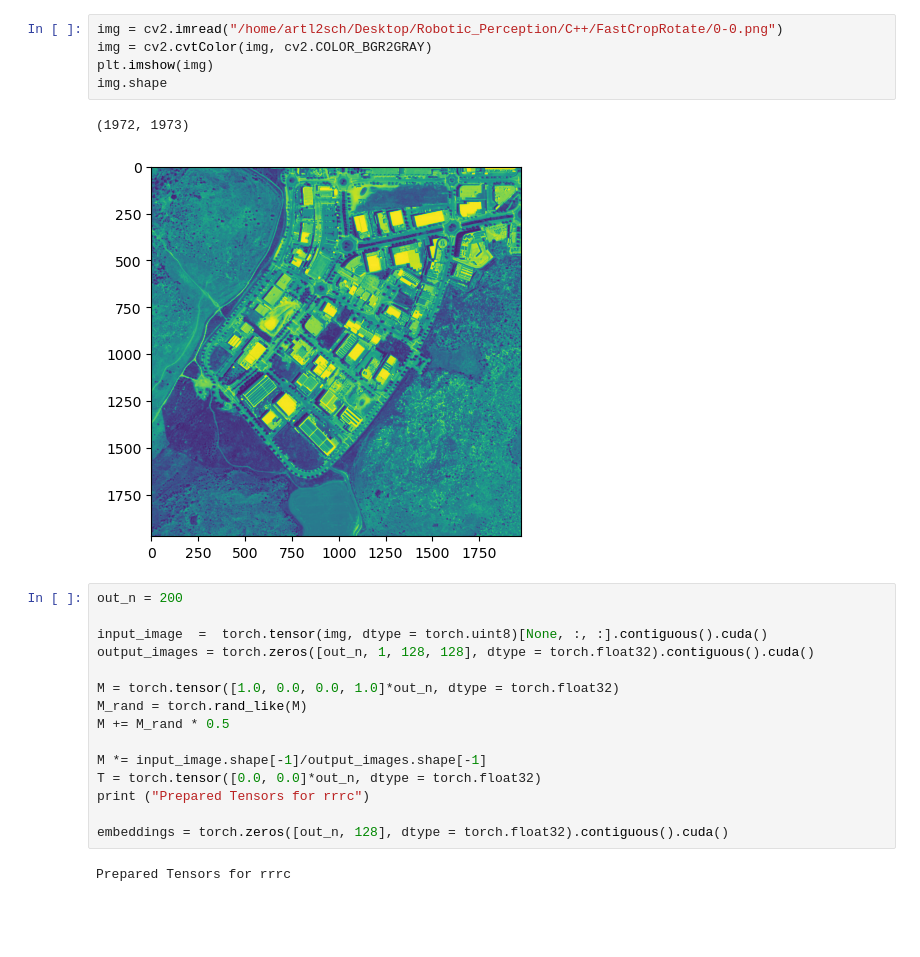
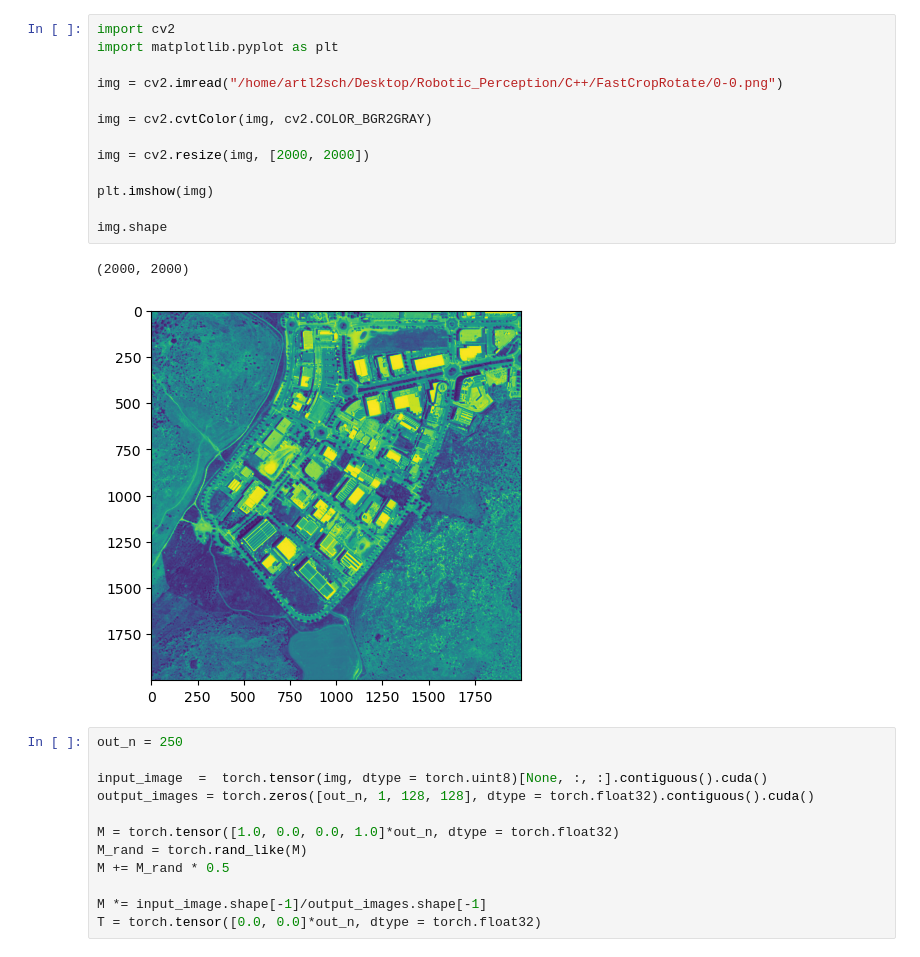
Before and after one commit to arthurhart314/DeepAirNav, a Jupyter notebook: particle_filter.ipynb, the cells around one changed output. Drawn from its saved outputs; the diff is of its cells as text; blank space fills up the shorter version.

```diff
--- a/particle_filter.ipynb
+++ b/particle_filter.ipynb
@@ -20,13 +36,21 @@ Model loaded
 # %%
+import cv2
+import matplotlib.pyplot as plt
+
 img = cv2.imread("/home/artl2sch/Desktop/Robotic_Perception/C++/FastCropRotate/0-0.png")
+
 img = cv2.cvtColor(img, cv2.COLOR_BGR2GRAY)
+
+img = cv2.resize(img, [2000, 2000])
+
 plt.imshow(img)
+
 img.shape
 # %% [output]
-(1972, 1973)
+(2000, 2000)
-[figure, old version]
+[figure, new version]
 # %%
-out_n = 200
+out_n = 250
 
 input_image  =  torch.tensor(img, dtype = torch.uint8)[None, :, :].contiguous().cuda()
 output_images = torch.zeros([out_n, 1, 128, 128], dtype = torch.float32).contiguous().cuda()
@@ -37,8 +61,3 @@ M += M_rand * 0.5
 
 M *= input_image.shape[-1]/output_images.shape[-1]
 T = torch.tensor([0.0, 0.0]*out_n, dtype = torch.float32)
-print ("Prepared Tensors for rrrc")
-
-embeddings = torch.zeros([out_n, 128], dtype = torch.float32).contiguous().cuda()
-# %% [output]
-Prepared Tensors for rrrc
```
Also changed, not shown: parts of 21 cells of this notebook, 2 other files.
